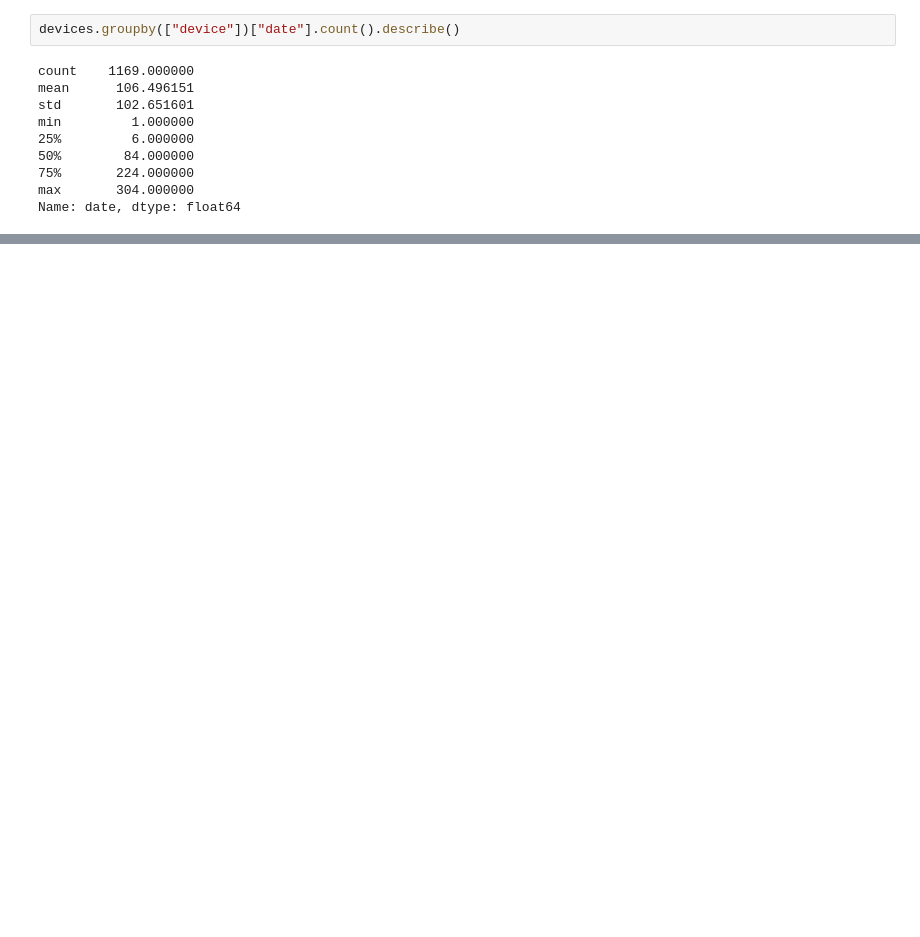
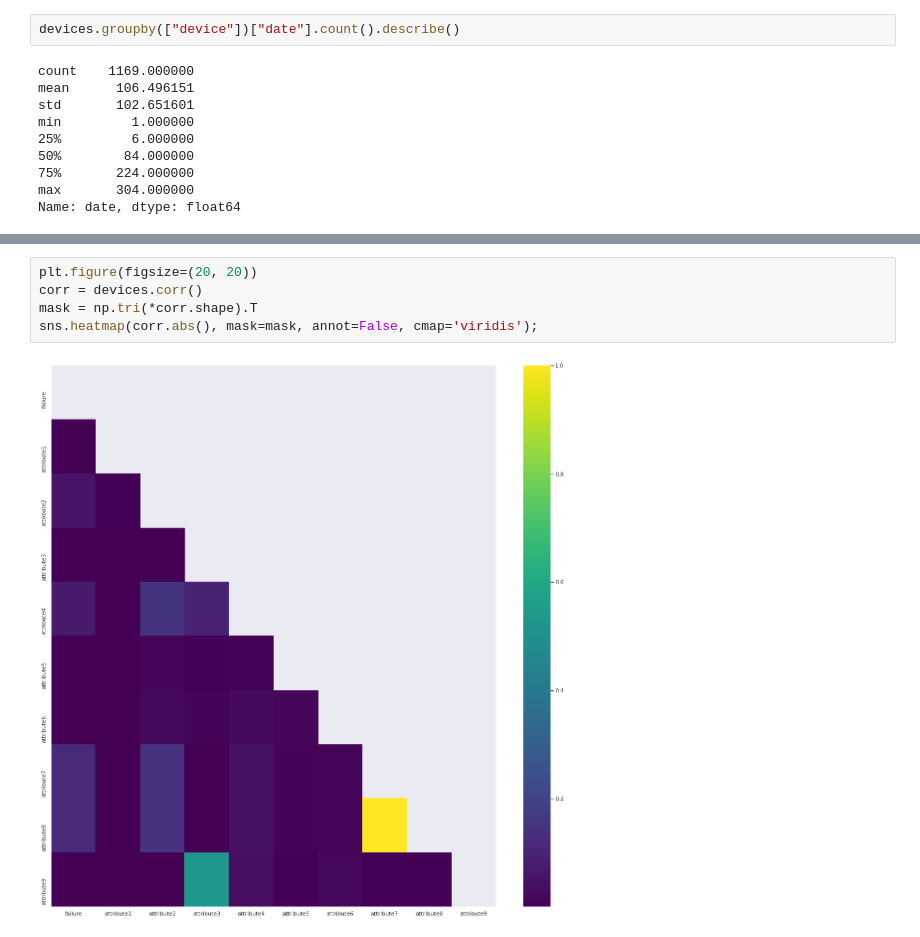
Before and after one commit to qSergio/rare_anomaly, a Jupyter notebook: anomalia/primer_acercamiento.ipynb, the cells around one changed output, grey strips where cells are left out. Cells and saved outputs as stored; diff of their text form; blank space fills up the shorter version.

```diff
--- a/anomalia/primer_acercamiento.ipynb
+++ b/anomalia/primer_acercamiento.ipynb
@@ -78,0 +84,7 @@ Name: date, dtype: float64
+# %%
+plt.figure(figsize=(20, 20))
+corr = devices.corr()
+mask = np.tri(*corr.shape).T
+sns.heatmap(corr.abs(), mask=mask, annot=False, cmap='viridis');
+# %% [output]
+[figure, added]
```
Also changed, not shown: parts of 5 cells of this notebook.
